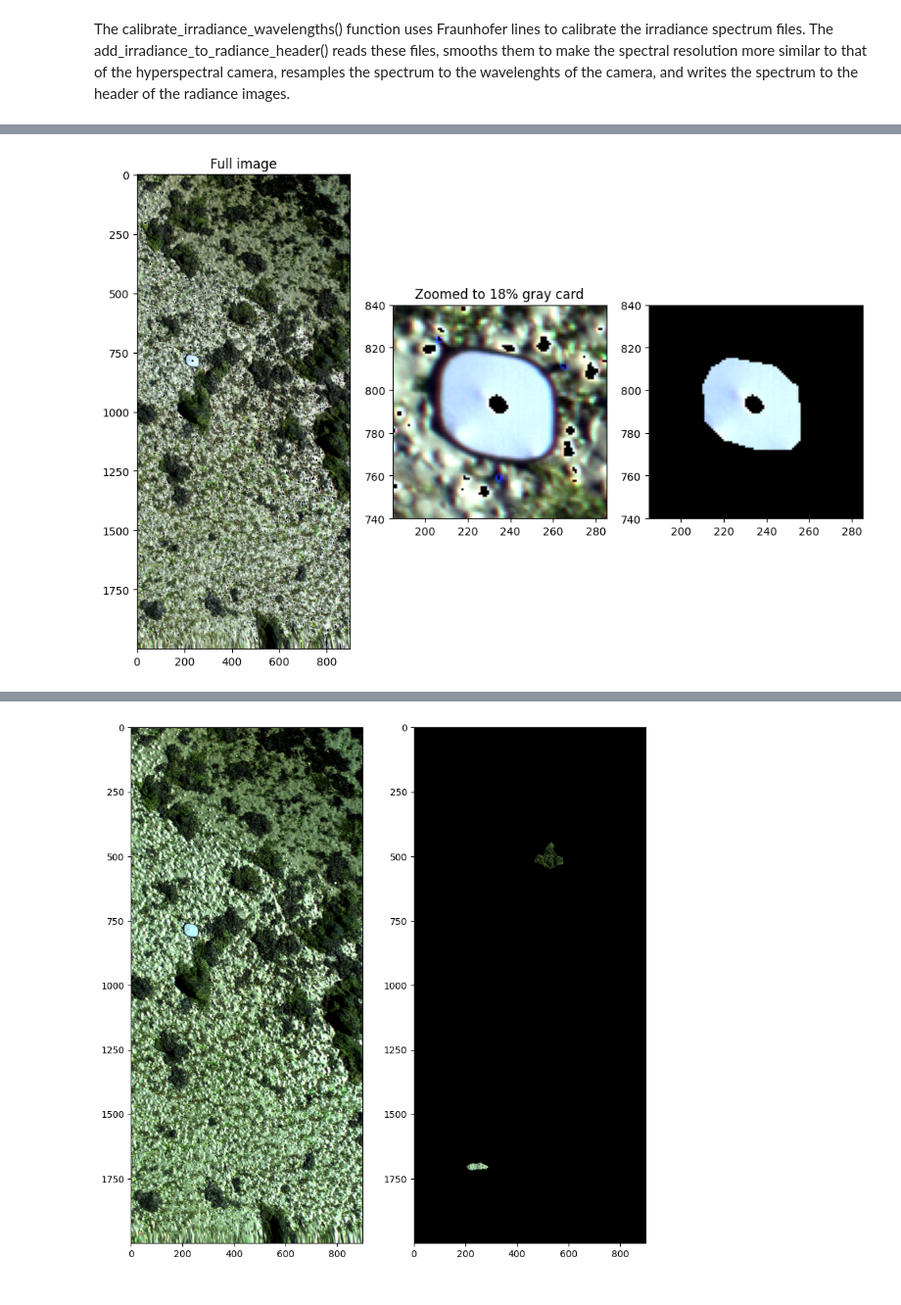
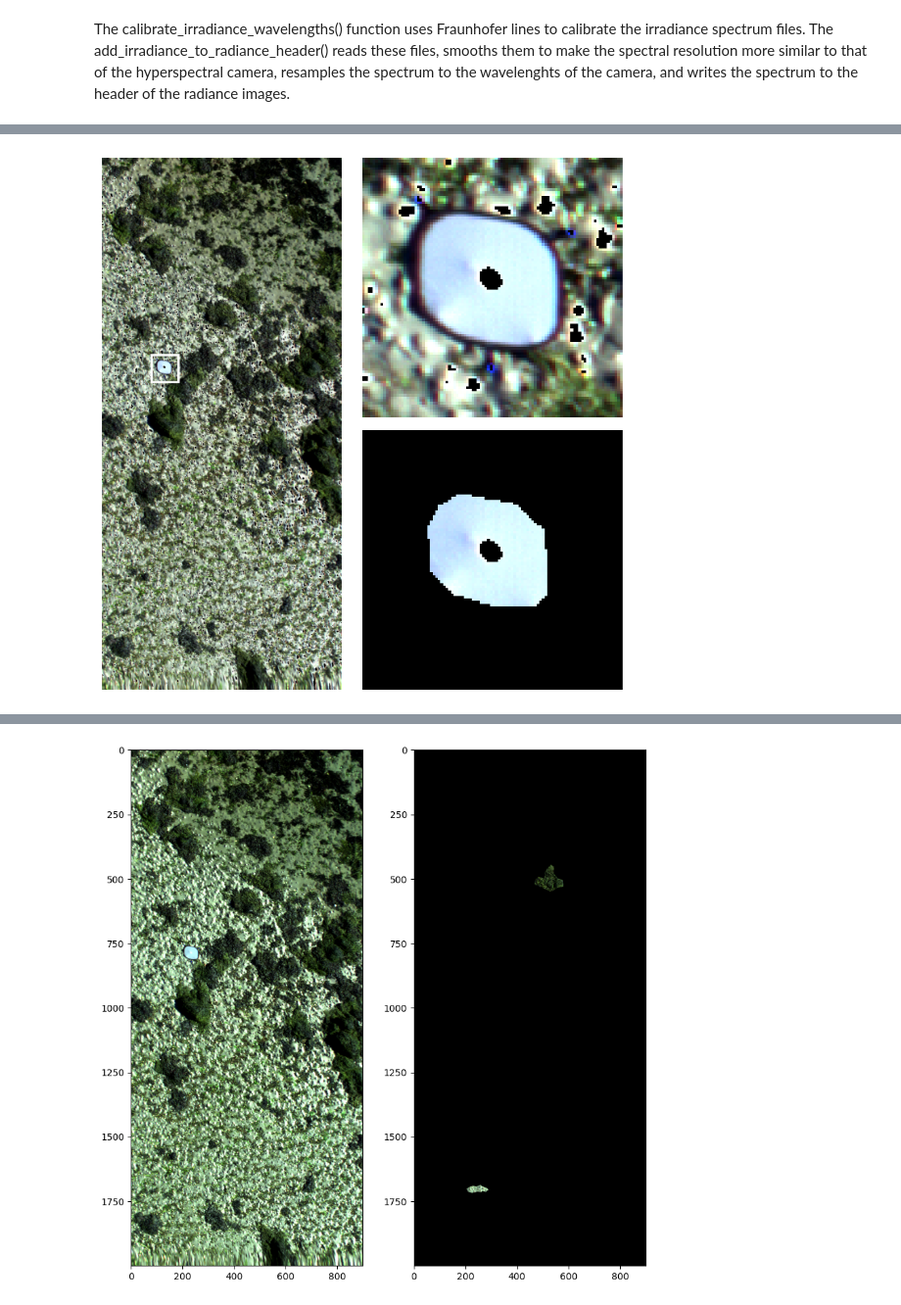
Before and after one commit to mh-skjelvareid/massimal-dataset, a Jupyter notebook: notebooks/hsi_reflectance/example_reflectance_calculation.ipynb, the cells around one changed output, grey strips where cells are left out. Shown at 98% size. Cells and saved outputs as stored; diff of their text form; code cells hidden in the pictures.

Commit message:
Rewrite and export figures

```diff
--- a/notebooks/hsi_reflectance/example_reflectance_calculation.ipynb
+++ b/notebooks/hsi_reflectance/example_reflectance_calculation.ipynb
@@ -24,12 +26,14 @@ gray_panel_vertices = ((222,764),(246,770),(255,780),(256,803),(248,808),(223,80
 # %%
 # Paths (edit to correspond to local file placement)
-hyspec_zip_path = Path("/home/mha114/data/seabee-minio/bodo/juvika/aerial/hsi/20210418/massimal_bodo_juvika_202104181131-transects-15m_hsi/processed/massimal_bodo_juvika_202104181131-transects-15m_hsi.zip")
-data_root_dir = Path("/home/mha114/data/examples/reflectance_calculation_1")
-hyspec_dataset_dir = data_root_dir / hyspec_zip_path.stem
+hyspec_dataset_dir = Path(
+    "/data/massimal/seabee-minio/bodo/juvika/aerial/hsi/20210418/"
+    "massimal_bodo_juvika_202104181131-transects-15m_hsi"
+)  # Unzipped dataset, contains 1a_radiance folder and YAML file
+figures_dir = Path(
+    "/data/massimal/processed_data/figures/massimal_dataset_article/plots/reflectance_validation_gray_card"
+)
+
+# Local paths image masks (part of repository)
 gray_card_mask_path = Path("masks/gray_panel_mask.png")
 light_brown_algae_mask_path = Path("masks/light_brown_algae.png")
 sand_mask_path = Path("masks/sand.png")
-
-notebook_dir = Path("/home/mha114/code/github/massimal-dataset/notebooks/hsi_reflectance")
-figures_dir = notebook_dir / "exported_figures"
-figures_dir.mkdir(exist_ok=True)
@@ -116,0 +101,4 @@ The hyperspectral image contains a number of pixels that are zero across all ban
+# %%
+# Read example hyperspectral image
+image_rad = massipipe.utils.read_envi(pipeline.rad_im_paths[EXAMPLE_IMAGE_NUMBER])
+image_rad, wl_rad, metadata_rad = image_rad  # Unpack multiple return args
@@ -117,17 +152,64 @@ The hyperspectral image contains a number of pixels that are zero across all ban
 # %%
-fig,axs = plt.subplots(ncols=3,figsize=(12,8))
+# Create figure
+fig = plt.figure(figsize=(7, 7))
 
-ref_win = (185,285,740,840)
-x_win_min,x_win_max,y_win_min,y_win_max = ref_win
+# Create a 2x2 grid
+gs = gridspec.GridSpec(2, 2)
 
+# Assign subplots to specific grid cells
+axs = []
+axs.append(fig.add_subplot(gs[:, 0]))  # Left column (Tall)
+axs.append(fig.add_subplot(gs[0, 1]))  # Top right
+axs.append(fig.add_subplot(gs[1, 1]))  # Bottom right
+
+# Define reference window for zoomed-in view
+ref_win = (185, 285, 740, 840)
+x_win_min, x_win_max, y_win_min, y_win_max = ref_win
+
+# Plot full image with rectangle indicating zoomed-in area
 axs[0].imshow(image_rad_rgb)
-axs[1].imshow(image_rad_rgb[y_win_min:y_win_max,x_win_min:x_win_max,:],extent=ref_win)
-axs[2].imshow(image_rad_rgb_masked[y_win_min:y_win_max,x_win_min:x_win_max,:],extent=ref_win)
-axs[0].set_title("Full image")
-axs[1].set_title("Zoomed to 18% gray card")
+rect = Rectangle(
+    xy=(x_win_min, y_win_min),
+    width=x_win_max - x_win_min,
+    height=y_win_max - y_win_min,
+    linewidth=2,
+    edgecolor="w",
+    facecolor="none",
+    alpha=1,
+)
+axs[0].add_patch(rect)
+
+# Plot zoomed-in views of the image and the masked image
+axs[1].imshow(
+    image_rad_rgb[y_win_min:y_win_max, x_win_min:x_win_max, :], extent=ref_win
+)
+axs[2].imshow(
+    image_rad_rgb_masked[y_win_min:y_win_max, x_win_min:x_win_max, :], extent=ref_win
+)
+
+# Disable axes for all subplots (no ticks etc.)
+for ax in axs:
+    ax.set_axis_off()
+
+# Adjust layout and show
+plt.tight_layout()
 plt.show()
+
+# Save figure as PNG and PDF
+image_base_path = figures_dir / "gray_card_example_full_view_and_zoomed"
+fig.savefig(
+    image_base_path.with_suffix(".png"),
+    dpi=600,
+    bbox_inches="tight",
+    transparent=True,
+)
+fig.savefig(
+    image_base_path.with_suffix(".pdf"),
+    dpi=600,
+    bbox_inches="tight",
+)
 # %% [output]
-[figure, old version]
+[figure, new version]
 # %% [markdown]
 The leftmost image figure shows the full image. The gray card was placed on sand (above water) among clusters of macroalgae. All the black spots in the image correspond to invalid pixels (saturated in the original image).
 
```
Also changed, not shown: parts of 42 cells of this notebook.
